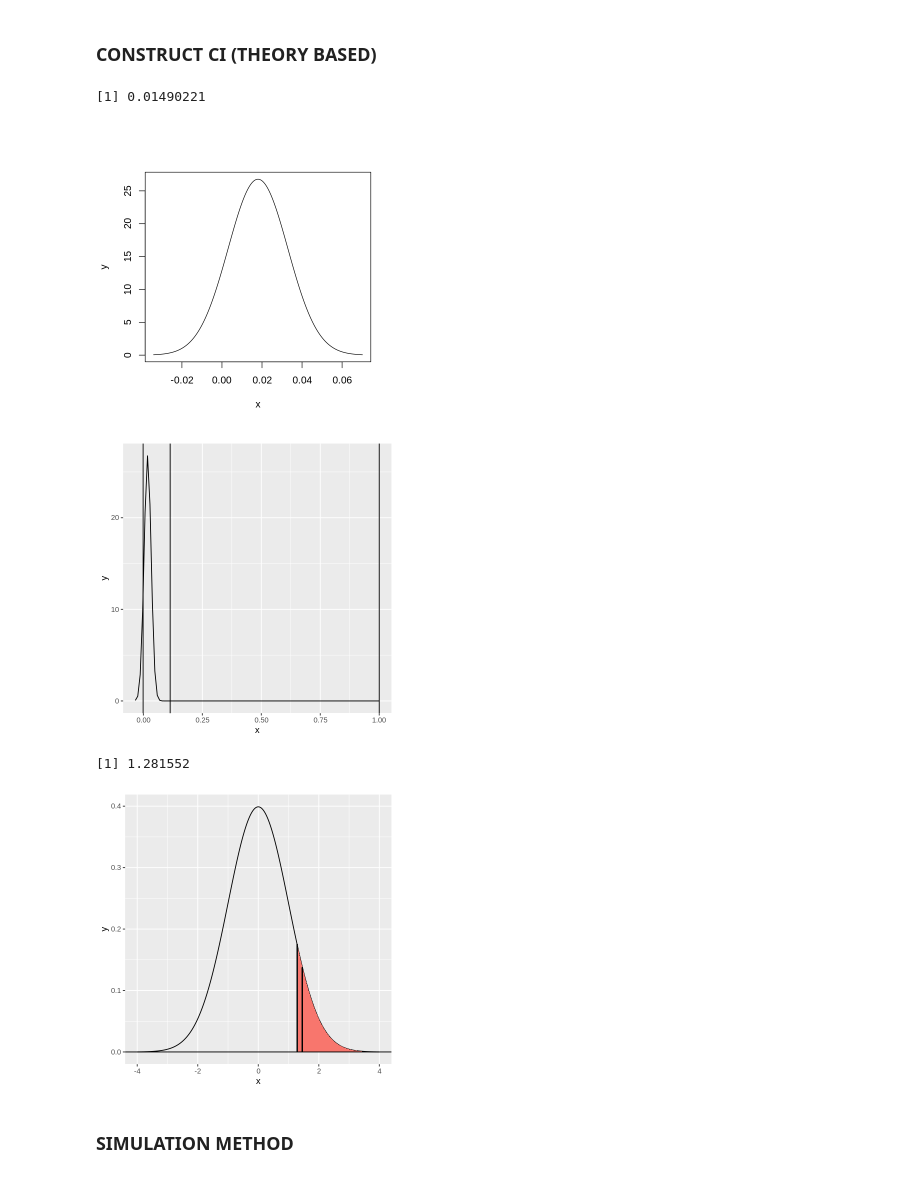
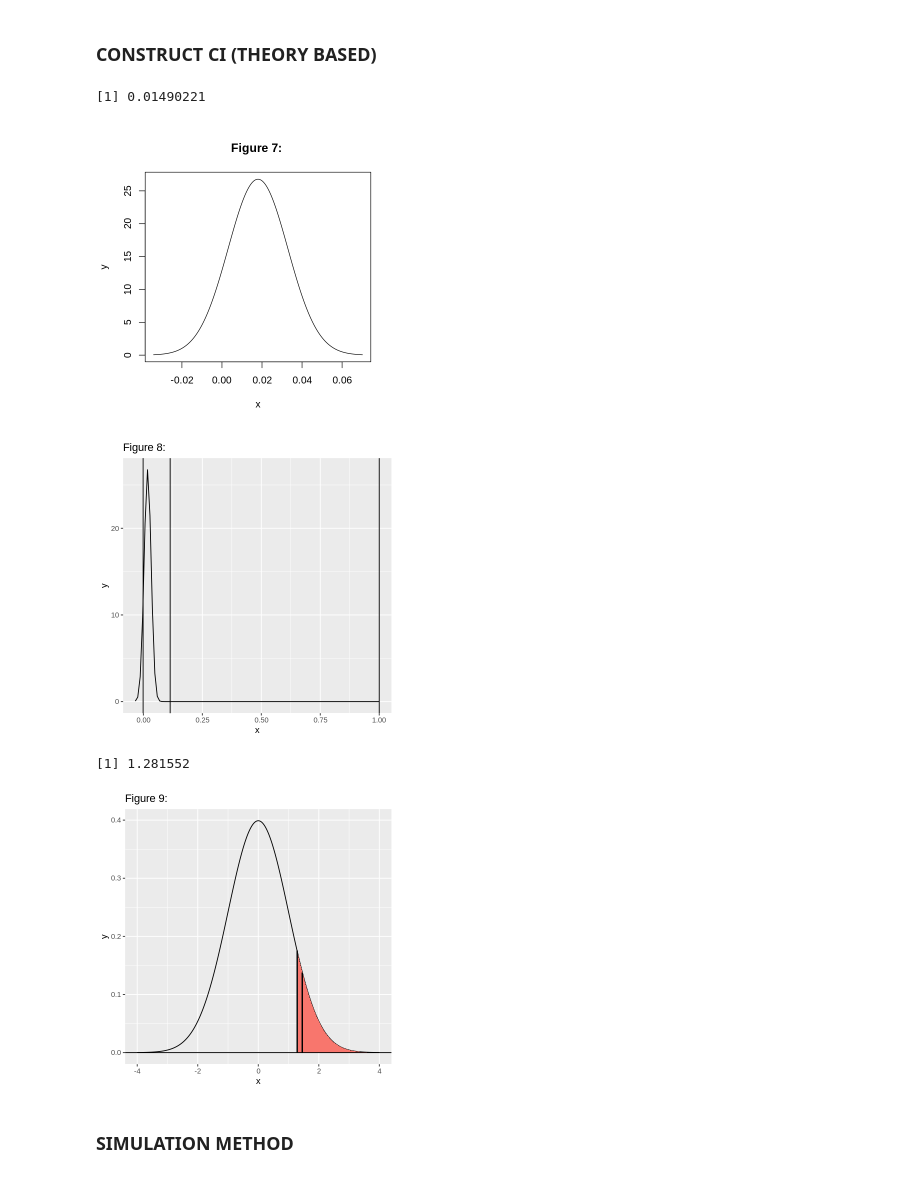
Before and after one commit to Krithik1/STAT_201_PROJECT, a Jupyter notebook: Final_Report.ipynb, the cells around one changed output. Cells and saved outputs as stored; diff of their text form; code cells hidden in the pictures.

```diff
--- a/Final_Report.ipynb
+++ b/Final_Report.ipynb
@@ -440,7 +428,7 @@ Therefore, we fail to reject the null hypothesis i.e. we do not have sufficience
 # %% [markdown]
 ### CONSTRUCT CI (THEORY BASED)
 # %%
-#define population mean and standard deviation
+# Define population mean and standard deviation
 p_hat <- p2_hat-p1_hat
 n1 <- 500
 n2 <- 500
@@ -450,40 +438,44 @@ theoretical_standard_error
 
 x <- seq(p_hat-theoretical_standard_error*3.5, p_hat+theoretical_standard_error*3.5, length=1000)
 y <- dnorm(x, mean=p_hat, sd=theoretical_standard_error)
-plot(x, y, type="l", lwd=1)
+plot(x, y, type="l", lwd=1, main = "Figure 7: ")
 # %% [output]
 [1] 0.01490221
-[figure, old version]
+[figure, new version]
 # %%
 ggplot(data.frame(x = c(p_hat-theoretical_standard_error*3.5, p_hat+theoretical_standard_error*3.5)), aes(x = x)) +
         stat_function(fun = dnorm, args = list(mean = p_hat, sd = theoretical_standard_error)) +
         geom_vline(aes(xintercept = hypothesis_test$conf.low)) +
         geom_vline(aes(xintercept = hypothesis_test$conf.high)) +
-        geom_vline(aes(xintercept = hypothesis_test$p.value))
+        geom_vline(aes(xintercept = hypothesis_test$p.value)) +
+        ggtitle("Figure 8: ")
 # %% [output]
-[figure, old version]
+[figure, new version]
 # %%
+# Plotting the null model, test statistic and the critical region
+
 normalDistribution <- data.frame(
     x = seq(-4,4, by = 0.01),
     y = dnorm(seq(-4,4, by = 0.01))
 )
 
 criticalValue <- qnorm(.90)
 
 criticalValue
 
 shadeNormal <- rbind(c(criticalValue,0), subset(normalDistribution, x > criticalValue), c(3,0))
 
 ggplot(normalDistribution, aes(x,y)) +
     geom_line() +
     geom_polygon(data = shadeNormal, aes(x=x, y=y, fill="red")) +
     guides(fill="none") +
     geom_hline(yintercept = 0) +
     geom_segment(aes(x = criticalValue, y = 0, xend = criticalValue, yend = dnorm(criticalValue))) +
-    geom_segment(aes(x = hypothesis_test$statistic, y = 0, xend = hypothesis_test$statistic, yend = dnorm(hypothesis_test$statistic)))
+    geom_segment(aes(x = hypothesis_test$statistic, y = 0, xend = hypothesis_test$statistic, yend = dnorm(hypothesis_test$statistic))) +
+    ggtitle("Figure 9: ")
 # %% [output]
 [1] 1.281552
-[figure, old version]
+[figure, new version]
 # %% [markdown]
 ### SIMULATION METHOD
 # %%
```
Also changed, not shown: parts of 14 cells of this notebook.
